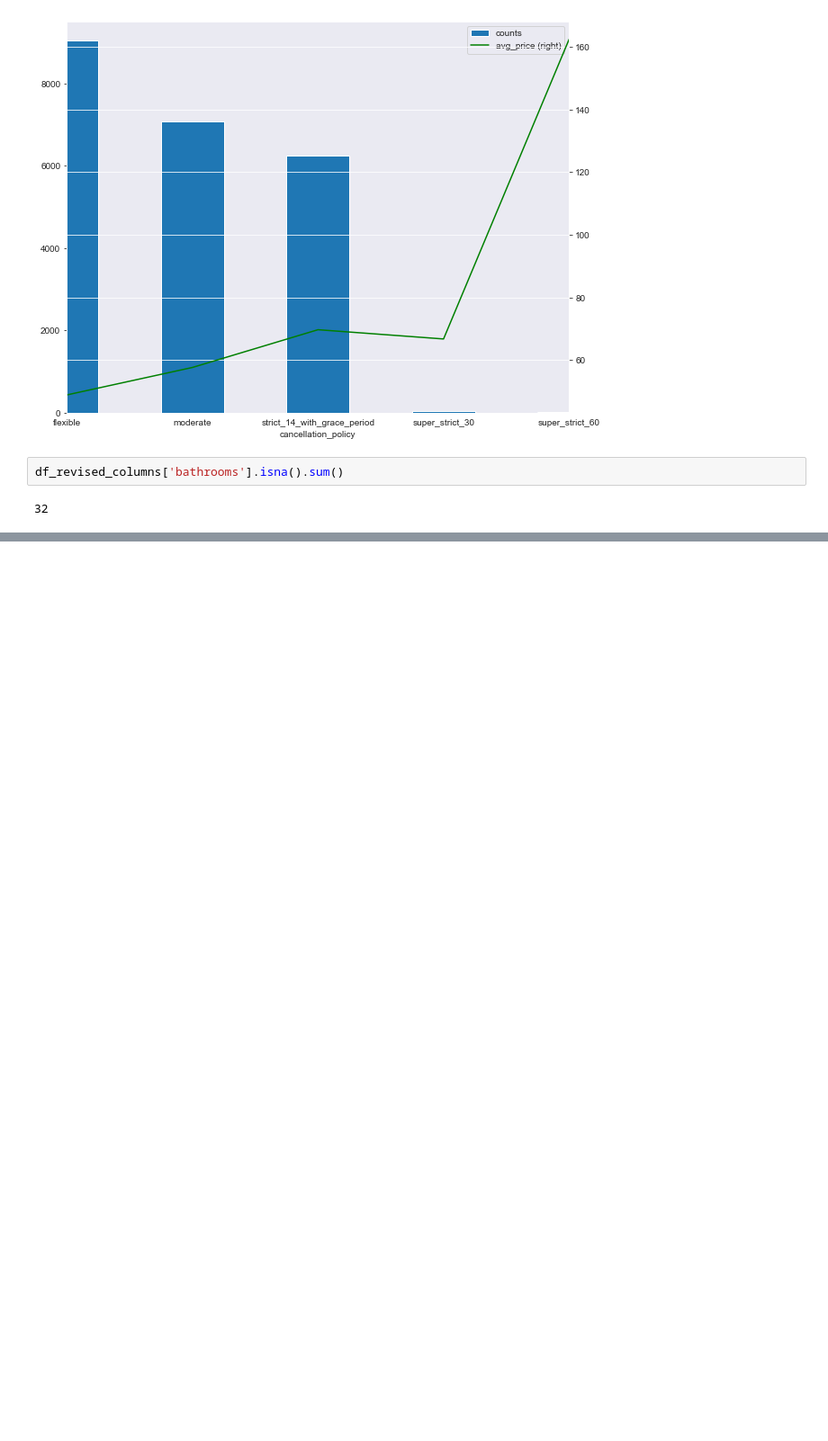
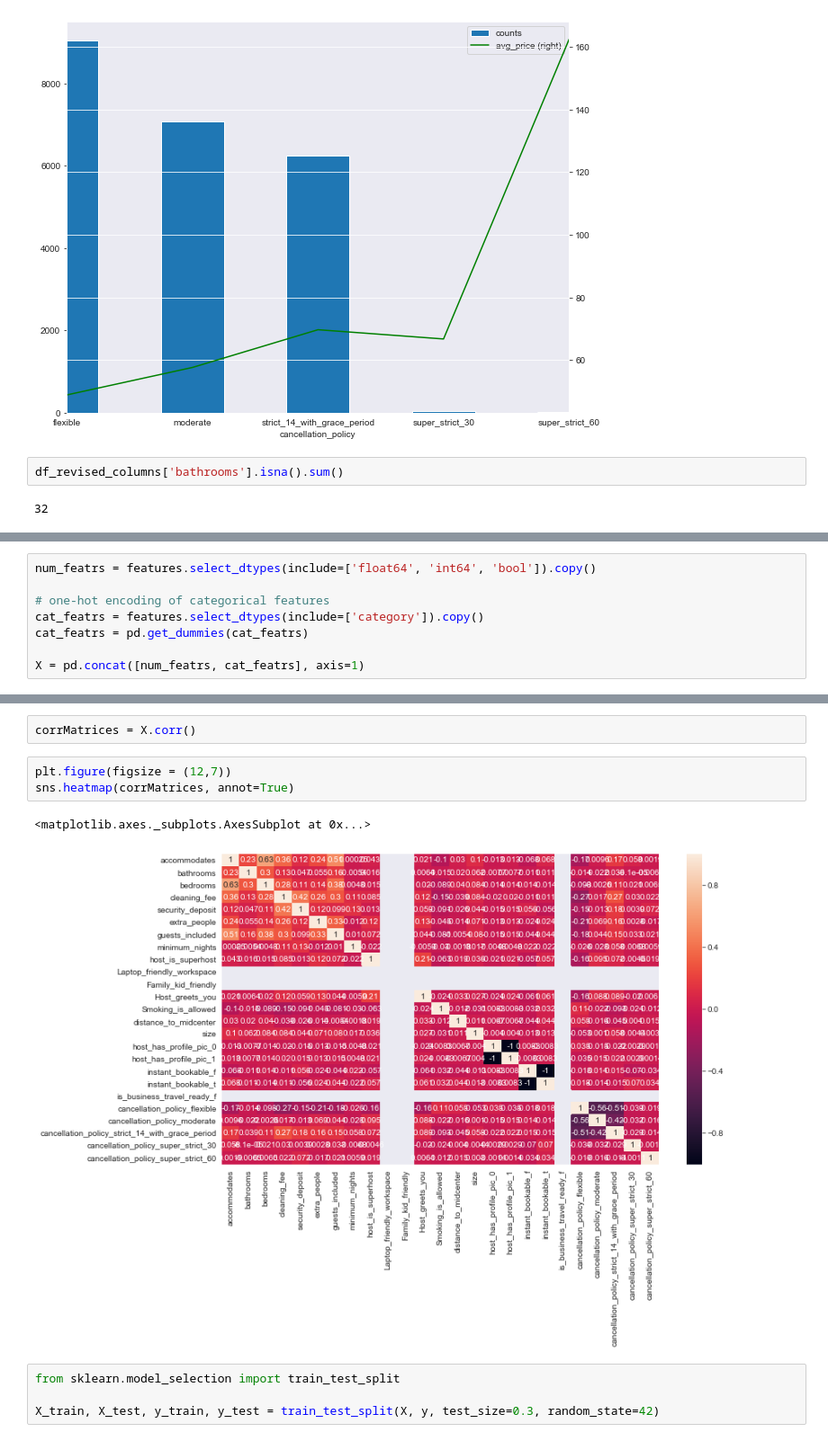
Before and after one commit to Ravi19911992/Springboard, a Jupyter notebook: Capstone_1_project/Capstone_1_project.ipynb, the cells around one changed output, grey strips where cells are left out. Shown at 90% size. Drawn from its saved outputs; the diff is of its cells as text; blank space fills up the shorter version.

Commit message:
Updated work (ML linear models) of Capstone 1 project

```diff
--- a/Capstone_1_project/Capstone_1_project.ipynb
+++ b/Capstone_1_project/Capstone_1_project.ipynb
@@ -835,0 +1129,8 @@ df_revised_columns['bathrooms'].isna().sum()
+# %%
+num_featrs = features.select_dtypes(include=['float64', 'int64', 'bool']).copy()
+
+# one-hot encoding of categorical features
+cat_featrs = features.select_dtypes(include=['category']).copy()
+cat_featrs = pd.get_dummies(cat_featrs)
+
+X = pd.concat([num_featrs, cat_featrs], axis=1)
@@ -835,0 +1150,12 @@ df_revised_columns['bathrooms'].isna().sum()
+# %%
+corrMatrices = X.corr()
+# %%
+plt.figure(figsize = (12,7))
+sns.heatmap(corrMatrices, annot=True)
+# %% [output]
+<matplotlib.axes._subplots.AxesSubplot at 0x...>
+[figure, added]
+# %%
+from sklearn.model_selection import train_test_split
+
+X_train, X_test, y_train, y_test = train_test_split(X, y, test_size=0.3, random_state=42)
```
Also changed, not shown: parts of 63 cells of this notebook.
